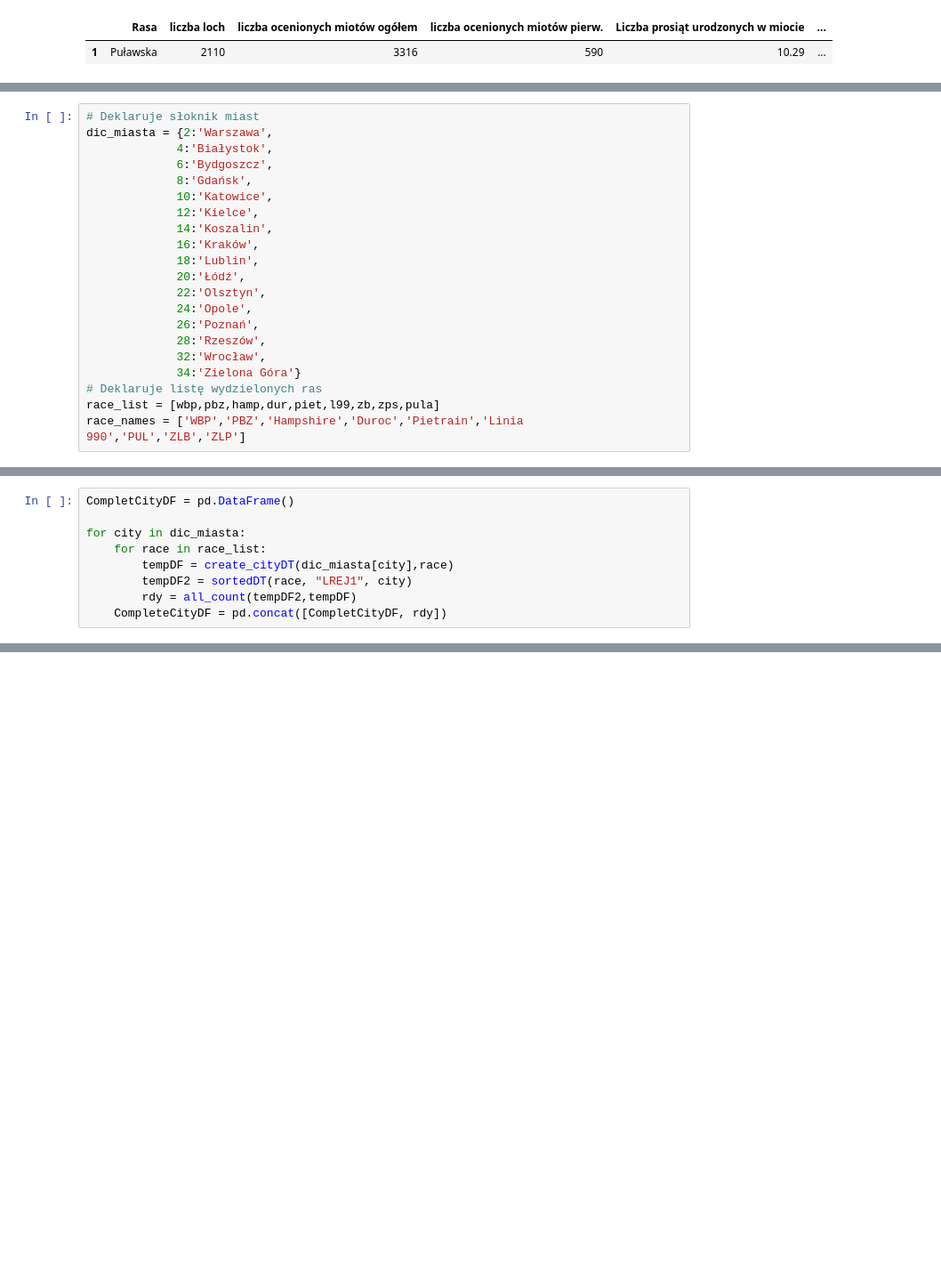
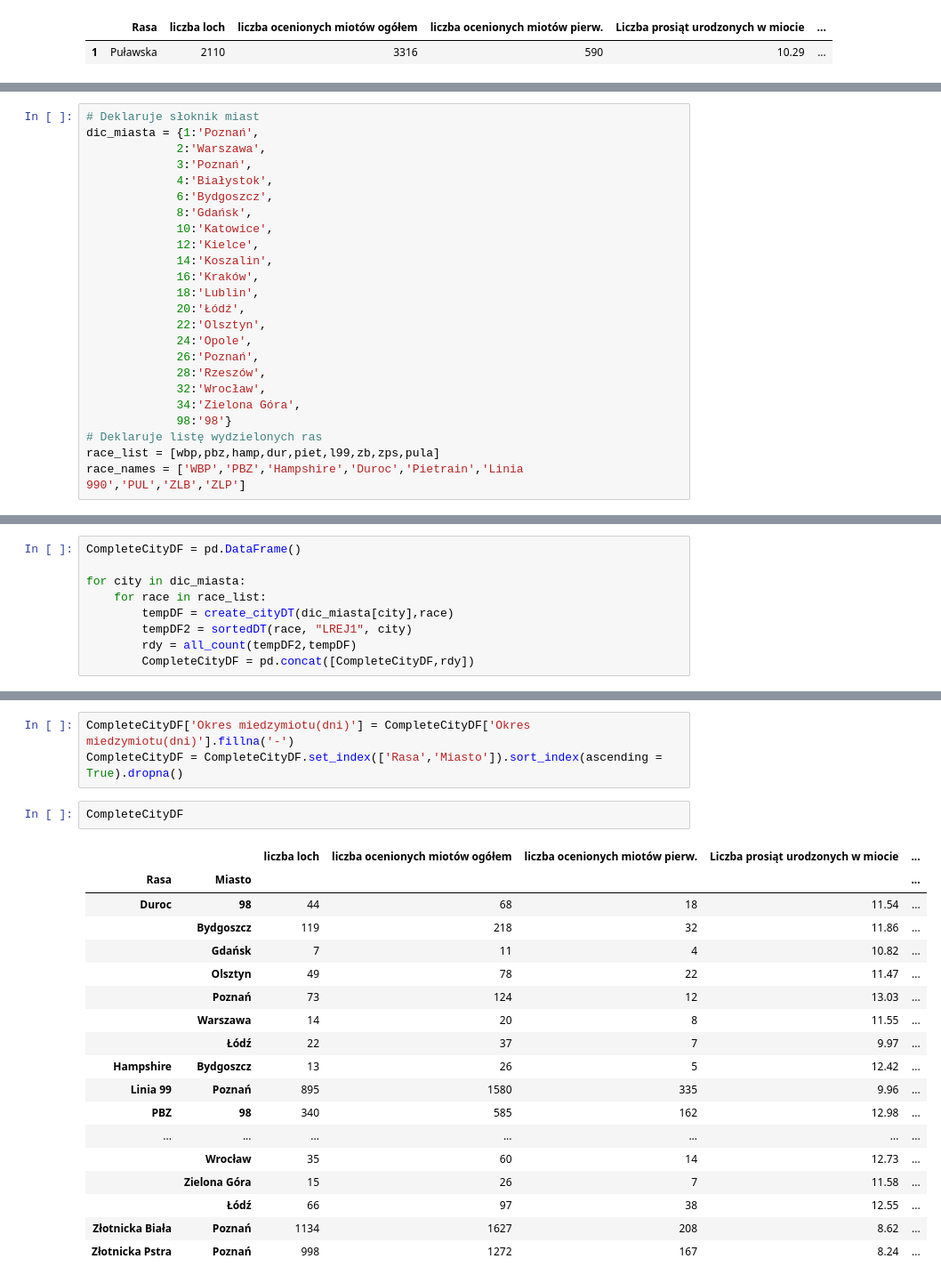
Before and after one commit to MaciejOlech21/InstytutProject, a Jupyter notebook: Instytut_projekt/rozplodowa_rasa_miasto.ipynb, the cells around one changed output, grey strips where cells are left out. Shown at 89% size. Saved outputs shown, nothing was run; the diff lists cells and outputs as text; blank space fills up the shorter version.

```diff
--- a/Instytut_projekt/rozplodowa_rasa_miasto.ipynb
+++ b/Instytut_projekt/rozplodowa_rasa_miasto.ipynb
@@ -229,7 +217,9 @@ rasaDF
 | Złotnicka Pstra | 998 | 1272 | 167 | 8.24 | 6.98 | ... |
 # %%
 # Deklaruje słoknik miast
-dic_miasta = {2:'Warszawa',
+dic_miasta = {1:'Poznań',
+             2:'Warszawa',
+             3:'Poznań',
              4:'Białystok',
              6:'Bydgoszcz',
              8:'Gdańsk',
@@ -244,7 +234,8 @@ dic_miasta = {2:'Warszawa',
              26:'Poznań',
              28:'Rzeszów',
              32:'Wrocław',
-             34:'Zielona Góra'}
+             34:'Zielona Góra',
+             98:'98'}
 # Deklaruje listę wydzielonych ras
 race_list = [wbp,pbz,hamp,dur,piet,l99,zb,zps,pula]
 race_names = ['WBP','PBZ','Hampshire','Duroc','Pietrain','Linia 990','PUL','ZLB','ZLP']
@@ -321,9 +278,9 @@ wbp_zgo2 = create_cityDT('Zielona Góra','wbp')
 # %%
-CompletCityDF = pd.DataFrame()
+CompleteCityDF = pd.DataFrame()
 
 for city in dic_miasta:
     for race in race_list:
         tempDF = create_cityDT(dic_miasta[city],race)
         tempDF2 = sortedDT(race, "LREJ1", city)
         rdy = all_count(tempDF2,tempDF)
-    CompleteCityDF = pd.concat([CompletCityDF, rdy])
+        CompleteCityDF = pd.concat([CompleteCityDF,rdy])
@@ -456,3 +287,27 @@ def city_count(DT,dt):
+# %%
+CompleteCityDF['Okres miedzymiotu(dni)'] = CompleteCityDF['Okres miedzymiotu(dni)'].fillna('-')
+CompleteCityDF = CompleteCityDF.set_index(['Rasa','Miasto']).sort_index(ascending = True).dropna()
+# %%
+CompleteCityDF
+# %% [output]
+|  |  | liczba loch | liczba ocenionych miotów ogółem | liczba ocenionych miotów pierw. | Liczba prosiąt urodzonych w miocie | ... |
+| Rasa | Miasto |  |  |  |  | ... |
+| Duroc | 98 | 44 | 68 | 18 | 11.54 | ... |
+|  | Bydgoszcz | 119 | 218 | 32 | 11.86 | ... |
+|  | Gdańsk | 7 | 11 | 4 | 10.82 | ... |
+|  | Olsztyn | 49 | 78 | 22 | 11.47 | ... |
+|  | Poznań | 73 | 124 | 12 | 13.03 | ... |
+|  | Warszawa | 14 | 20 | 8 | 11.55 | ... |
+|  | Łódź | 22 | 37 | 7 | 9.97 | ... |
+| Hampshire | Bydgoszcz | 13 | 26 | 5 | 12.42 | ... |
+| Linia 99 | Poznań | 895 | 1580 | 335 | 9.96 | ... |
+| PBZ | 98 | 340 | 585 | 162 | 12.98 | ... |
+| ... | ... | ... | ... | ... | ... | ... |
+|  | Wrocław | 35 | 60 | 14 | 12.73 | ... |
+|  | Zielona Góra | 15 | 26 | 7 | 11.58 | ... |
+|  | Łódź | 66 | 97 | 38 | 12.55 | ... |
+| Złotnicka Biała | Poznań | 1134 | 1627 | 208 | 8.62 | ... |
+| Złotnicka Pstra | Poznań | 998 | 1272 | 167 | 8.24 | ... |
 # %%
 def createDT2():
     temp = pd.DataFrame(columns = ['Miasto','liczba loch','liczba ocenionych miotów ogółem',
```
Also changed, not shown: parts of 24 cells of this notebook, 2 other files.
